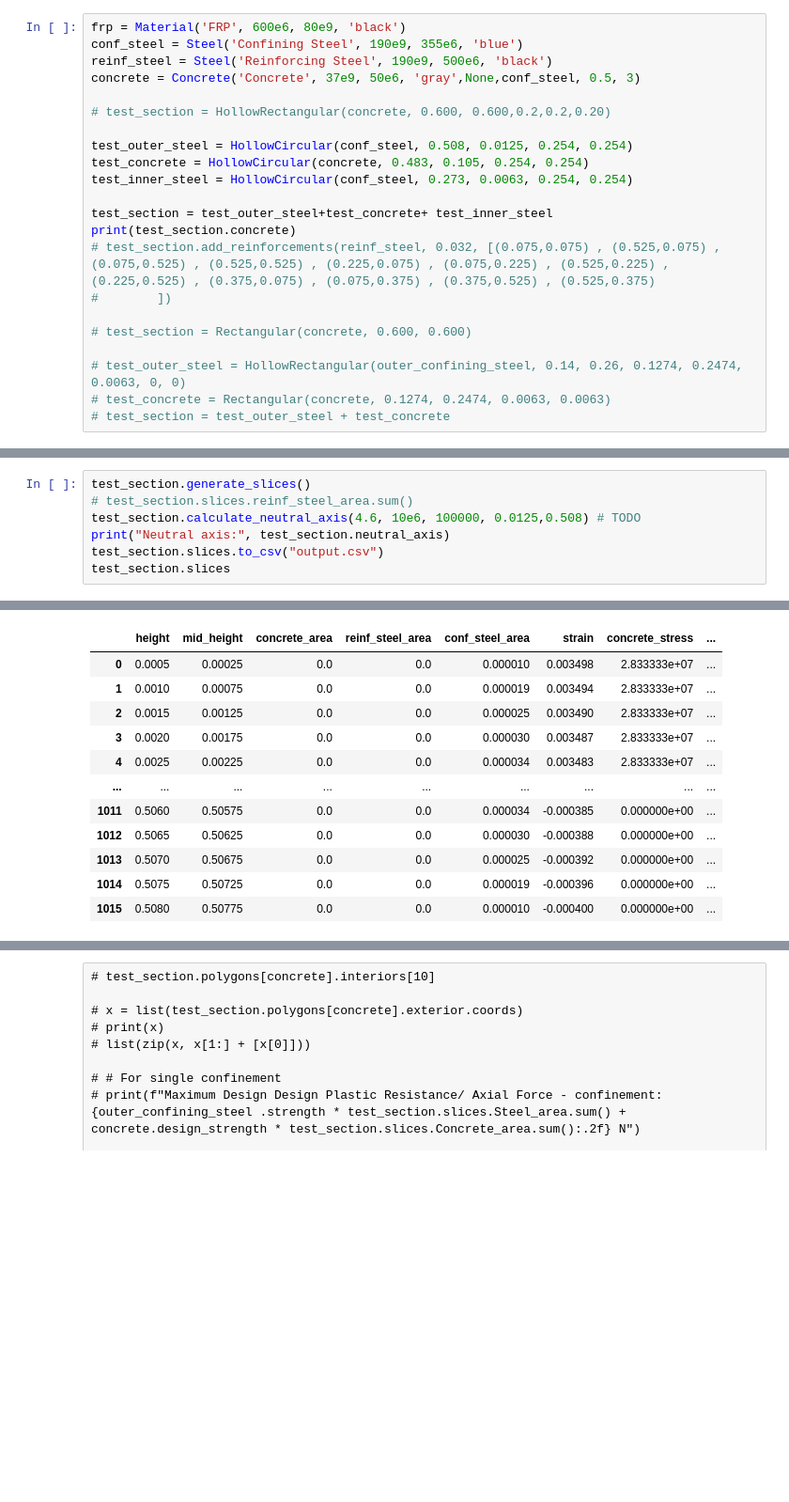
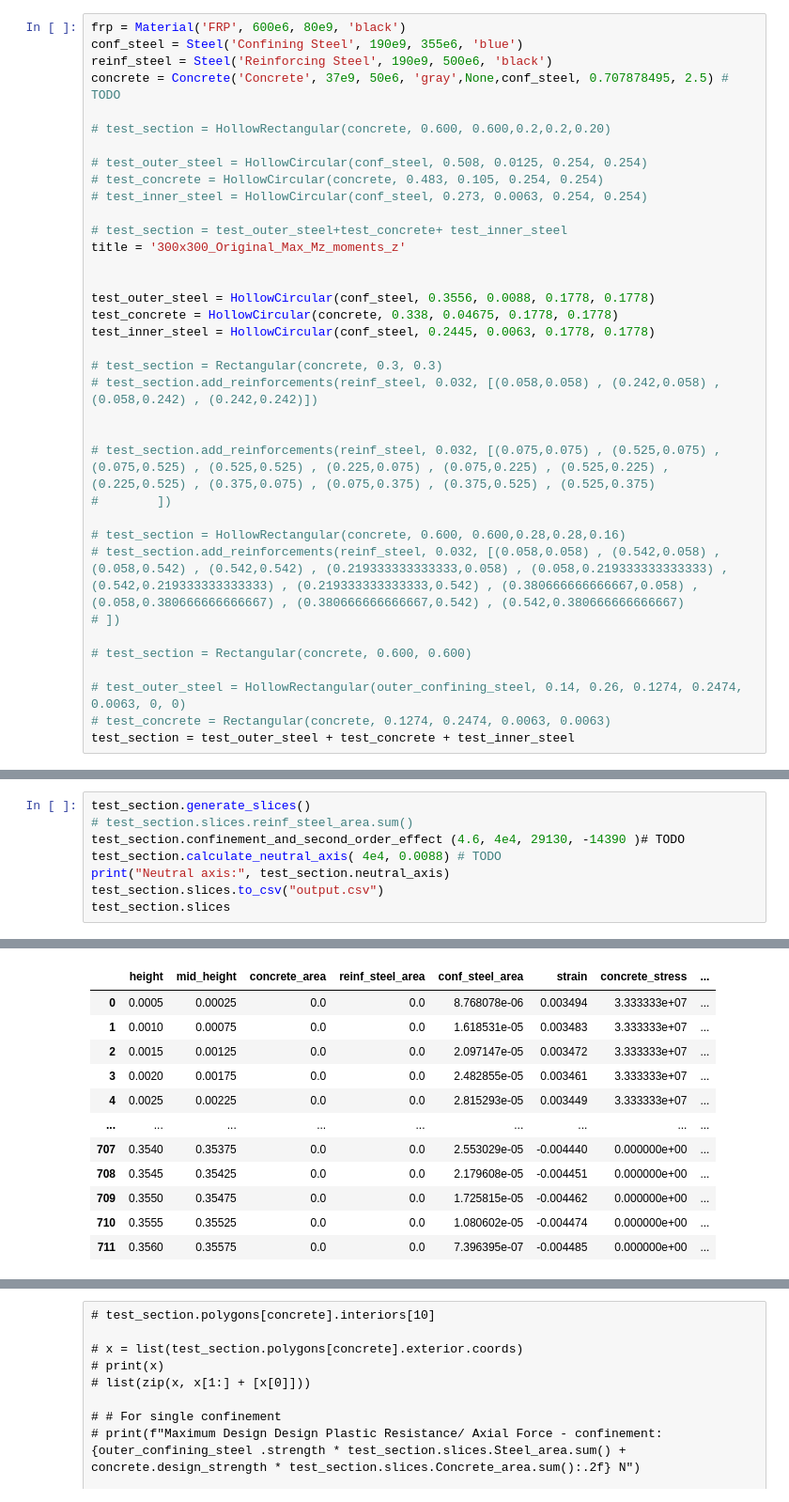
Before and after one commit to AntigoniChatzidaki/Thesis-Section-Analysis, a Jupyter notebook: Section_Analysis.ipynb, the cells around one changed output, grey strips where cells are left out. Shown at 94% size. Saved outputs shown, nothing was run; the diff lists cells and outputs as text; blank space fills up the shorter version.

```diff
--- a/Section_Analysis.ipynb
+++ b/Section_Analysis.ipynb
@@ -12,21 +13,35 @@ from Sections import Rectangular, Section, HollowRectangular, HollowCircular
 frp = Material('FRP', 600e6, 80e9, 'black')
 conf_steel = Steel('Confining Steel', 190e9, 355e6, 'blue')
 reinf_steel = Steel('Reinforcing Steel', 190e9, 500e6, 'black')
-concrete = Concrete('Concrete', 37e9, 50e6, 'gray',None,conf_steel, 0.5, 3)
+concrete = Concrete('Concrete', 37e9, 50e6, 'gray',None,conf_steel, 0.707878495, 2.5) # TODO
 
 # test_section = HollowRectangular(concrete, 0.600, 0.600,0.2,0.2,0.20)
 
-test_outer_steel = HollowCircular(conf_steel, 0.508, 0.0125, 0.254, 0.254)
-test_concrete = HollowCircular(concrete, 0.483, 0.105, 0.254, 0.254)
-test_inner_steel = HollowCircular(conf_steel, 0.273, 0.0063, 0.254, 0.254)
+# test_outer_steel = HollowCircular(conf_steel, 0.508, 0.0125, 0.254, 0.254)
+# test_concrete = HollowCircular(concrete, 0.483, 0.105, 0.254, 0.254)
+# test_inner_steel = HollowCircular(conf_steel, 0.273, 0.0063, 0.254, 0.254)
 
-test_section = test_outer_steel+test_concrete+ test_inner_steel
-print(test_section.concrete)
+# test_section = test_outer_steel+test_concrete+ test_inner_steel
+title = '300x300_Original_Max_Mz_moments_z'
+
+
+test_outer_steel = HollowCircular(conf_steel, 0.3556, 0.0088, 0.1778, 0.1778)
+test_concrete = HollowCircular(concrete, 0.338, 0.04675, 0.1778, 0.1778)
+test_inner_steel = HollowCircular(conf_steel, 0.2445, 0.0063, 0.1778, 0.1778)
+
+# test_section = Rectangular(concrete, 0.3, 0.3)
+# test_section.add_reinforcements(reinf_steel, 0.032, [(0.058,0.058) , (0.242,0.058) , (0.058,0.242) , (0.242,0.242)])
+
+
 # test_section.add_reinforcements(reinf_steel, 0.032, [(0.075,0.075) , (0.525,0.075) , (0.075,0.525) , (0.525,0.525) , (0.225,0.075) , (0.075,0.225) , (0.525,0.225) , (0.225,0.525) , (0.375,0.075) , (0.075,0.375) , (0.375,0.525) , (0.525,0.375)
 #        ])
+
+# test_section = HollowRectangular(concrete, 0.600, 0.600,0.28,0.28,0.16)
+# test_section.add_reinforcements(reinf_steel, 0.032, [(0.058,0.058) , (0.542,0.058) , (0.058,0.542) , (0.542,0.542) , (0.219333333333333,0.058) , (0.058,0.219333333333333) , (0.542,0.219333333333333) , (0.219333333333333,0.542) , (0.380666666666667,0.058) , (0.058,0.380666666666667) , (0.380666666666667,0.542) , (0.542,0.380666666666667)
+# ])
 
 # test_section = Rectangular(concrete, 0.600, 0.600)
 
 # test_outer_steel = HollowRectangular(outer_confining_steel, 0.14, 0.26, 0.1274, 0.2474, 0.0063, 0, 0)
 # test_concrete = Rectangular(concrete, 0.1274, 0.2474, 0.0063, 0.0063)
-# test_section = test_outer_steel + test_concrete
+test_section = test_outer_steel + test_concrete + test_inner_steel
@@ -35,7 +48,8 @@ Concrete
 # %%
 test_section.generate_slices()
 # test_section.slices.reinf_steel_area.sum()
-test_section.calculate_neutral_axis(4.6, 10e6, 100000, 0.0125,0.508) # TODO
+test_section.confinement_and_second_order_effect (4.6, 4e4, 29130, -14390 )# TODO
+test_section.calculate_neutral_axis( 4e4, 0.0088) # TODO
 print("Neutral axis:", test_section.neutral_axis)
 test_section.slices.to_csv("output.csv")
 test_section.slices
@@ -44,12 +59,12 @@ Neutral axis: 0.4556821004532852
 |  | height | mid_height | concrete_area | reinf_steel_area | conf_steel_area | strain | concrete_stress | ... |
-| 0 | 0.0005 | 0.00025 | 0.0 | 0.0 | 0.000010 | 0.003498 | 2.833333e+07 | ... |
-| 1 | 0.0010 | 0.00075 | 0.0 | 0.0 | 0.000019 | 0.003494 | 2.833333e+07 | ... |
-| 2 | 0.0015 | 0.00125 | 0.0 | 0.0 | 0.000025 | 0.003490 | 2.833333e+07 | ... |
-| 3 | 0.0020 | 0.00175 | 0.0 | 0.0 | 0.000030 | 0.003487 | 2.833333e+07 | ... |
-| 4 | 0.0025 | 0.00225 | 0.0 | 0.0 | 0.000034 | 0.003483 | 2.833333e+07 | ... |
+| 0 | 0.0005 | 0.00025 | 0.0 | 0.0 | 8.768078e-06 | 0.003494 | 3.333333e+07 | ... |
+| 1 | 0.0010 | 0.00075 | 0.0 | 0.0 | 1.618531e-05 | 0.003483 | 3.333333e+07 | ... |
+| 2 | 0.0015 | 0.00125 | 0.0 | 0.0 | 2.097147e-05 | 0.003472 | 3.333333e+07 | ... |
+| 3 | 0.0020 | 0.00175 | 0.0 | 0.0 | 2.482855e-05 | 0.003461 | 3.333333e+07 | ... |
+| 4 | 0.0025 | 0.00225 | 0.0 | 0.0 | 2.815293e-05 | 0.003449 | 3.333333e+07 | ... |
 | ... | ... | ... | ... | ... | ... | ... | ... | ... |
-| 1011 | 0.5060 | 0.50575 | 0.0 | 0.0 | 0.000034 | -0.000385 | 0.000000e+00 | ... |
-| 1012 | 0.5065 | 0.50625 | 0.0 | 0.0 | 0.000030 | -0.000388 | 0.000000e+00 | ... |
-| 1013 | 0.5070 | 0.50675 | 0.0 | 0.0 | 0.000025 | -0.000392 | 0.000000e+00 | ... |
-| 1014 | 0.5075 | 0.50725 | 0.0 | 0.0 | 0.000019 | -0.000396 | 0.000000e+00 | ... |
-| 1015 | 0.5080 | 0.50775 | 0.0 | 0.0 | 0.000010 | -0.000400 | 0.000000e+00 | ... |
+| 707 | 0.3540 | 0.35375 | 0.0 | 0.0 | 2.553029e-05 | -0.004440 | 0.000000e+00 | ... |
+| 708 | 0.3545 | 0.35425 | 0.0 | 0.0 | 2.179608e-05 | -0.004451 | 0.000000e+00 | ... |
+| 709 | 0.3550 | 0.35475 | 0.0 | 0.0 | 1.725815e-05 | -0.004462 | 0.000000e+00 | ... |
+| 710 | 0.3555 | 0.35525 | 0.0 | 0.0 | 1.080602e-05 | -0.004474 | 0.000000e+00 | ... |
+| 711 | 0.3560 | 0.35575 | 0.0 | 0.0 | 7.396395e-07 | -0.004485 | 0.000000e+00 | ... |
```
Also changed, not shown: parts of 9 cells of this notebook, 10 other files.
